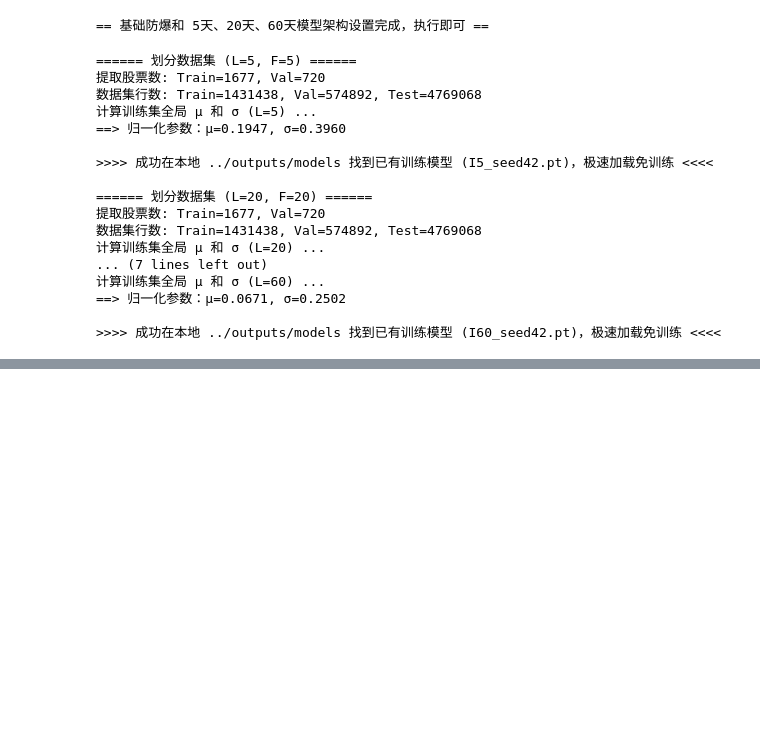
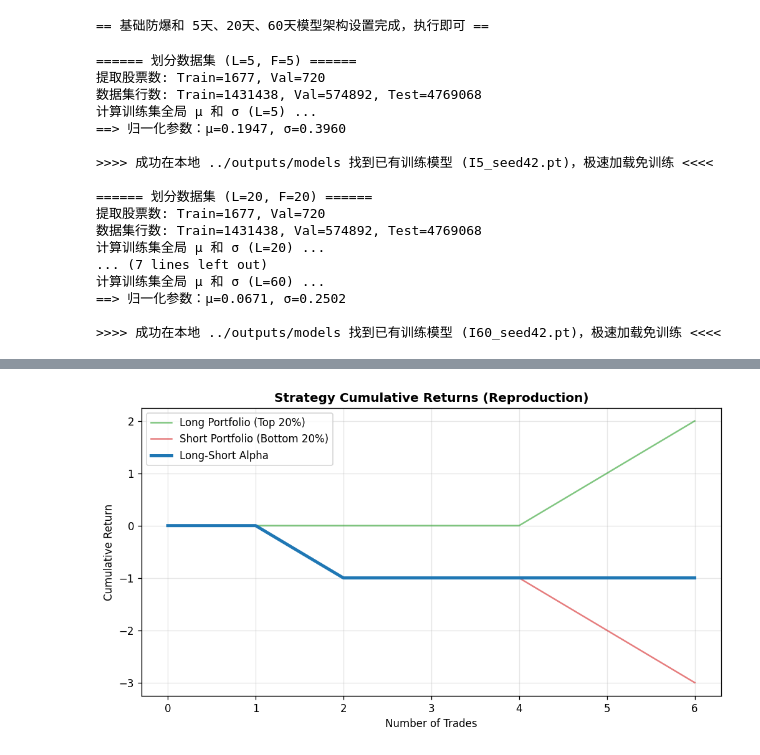
Before and after one commit to George-hardworking/machine-learning-for-finance, a Jupyter notebook: Final/scripts/final.ipynb, the cells around one changed output, grey strips where cells are left out. Cells and saved outputs as stored; diff of their text form; code cells hidden in the pictures; blank space fills up the shorter version.

```diff
--- a/Final/scripts/final.ipynb
+++ b/Final/scripts/final.ipynb
@@ -814,0 +1173,97 @@ if 'models_60' in locals() and len(models_60) >= 1:
+# %%
+import matplotlib.pyplot as plt
+import numpy as np
+import torch
+
+# ==========================================
+# 图表 1: 累计收益曲线 (自动处理长度不匹配)
+# ==========================================
+def plot_strategy_cumulative_returns(preds, actuals):
+    if len(preds) == 0:
+        print("⚠️ 没有预测数据")
+        return
+
+    # 对齐长度
+    min_size = min(len(preds), len(actuals))
+    preds_arr = np.array(preds[:min_size])
+    actuals_arr = np.array(actuals[:min_size])
+
+    # 划分多空
+    p_high = np.percentile(preds_arr, 80)
+    p_low = np.percentile(preds_arr, 20)
+
+    long_mask = preds_arr >= p_high
+    short_mask = preds_arr <= p_low
+
+    plt.figure(figsize=(10, 5), dpi=120)
+
+    # 多头与空头曲线
+    if np.any(long_mask):
+        plt.plot(np.cumsum(actuals_arr[long_mask]), label='Long Portfolio (Top 20%)', color='#2ca02c', alpha=0.6)
+    if np.any(short_mask):
+        plt.plot(np.cumsum(-actuals_arr[short_mask]), label='Short Portfolio (Bottom 20%)', color='#d62728', alpha=0.6)
+
+    # 多空对冲 Alpha 曲线
+    min_ls = min(sum(long_mask), sum(short_mask))
+    if min_ls > 0:
+        ls_ret = actuals_arr[long_mask][:min_ls] - actuals_arr[short_mask][:min_ls]
+        plt.plot(np.cumsum(ls_ret), label='Long-Short Alpha', color='#1f77b4', linewidth=3)
+
+    plt.title('Strategy Cumulative Returns (Reproduction)', fontweight='bold')
+    plt.xlabel('Number of Trades')
+    plt.ylabel('Cumulative Return')
+    plt.legend()
+    plt.grid(True, alpha=0.3)
+    plt.show()
+
+# ==========================================
+# 图表 2: 显著性热力图 (修复索引报错)
+# ==========================================
+def plot_saliency_heatmaps(model, images, labels):
+    if model is None or len(images) == 0:
+        print("⚠️ 数据未准备好")
+        return
+
+    model.eval()
+    actual_device = next(model.parameters()).device
+    input_imgs = images.clone().detach().to(actual_device).requires_grad_(True)
+
+    outputs = model(input_imgs)
+    score = outputs.sum()
+    model.zero_grad()
+    score.backward()
+
+    saliency, _ = torch.max(input_imgs.grad.data.abs(), dim=1)
+
+    num_plots = min(3, len(images))
+    fig, axes = plt.subplots(num_plots, 2, figsize=(10, num_plots * 3.5), dpi=100)
+
+    # 【核心修复】处理 axes 可能是一维的情况
+    if num_plots == 1:
+        axes = np.expand_dims(axes, axis=0)
+
+    for i in range(num_plots):
+        img_np = input_imgs[i][0].detach().cpu().numpy()
+        sal_np = saliency[i].cpu().numpy()
+        sal_norm = (sal_np - sal_np.min()) / (sal_np.max() - sal_np.min() + 1e-8)
+
+        # 左图：原始图
+        axes[i, 0].imshow(img_np, cmap='gray')
+        axes[i, 0].set_title(f"Sample {i+1} Original")
+        axes[i, 0].axis('off')
+
+        # 右图：热力图叠加
+        axes[i, 1].imshow(img_np, cmap='gray', alpha=0.6)
+        axes[i, 1].imshow(norm_sal := sal_norm, cmap='jet', alpha=0.5)
+        axes[i, 1].set_title("CNN Saliency Focus")
+        axes[i, 1].axis('off')
+
+    plt.tight_layout()
+    plt.show()
+
+# 执行绘图
+if 'all_preds' in locals() and len(all_preds) > 0:
+    plot_strategy_cumulative_returns(all_preds, all_actuals)
+    plot_saliency_heatmaps(model_instance, all_images, all_labels_for_img if 'all_labels_for_img' in locals() else None)
+# %% [output]
+[figure, added]
```
Also changed, not shown: parts of 9 cells of this notebook.
